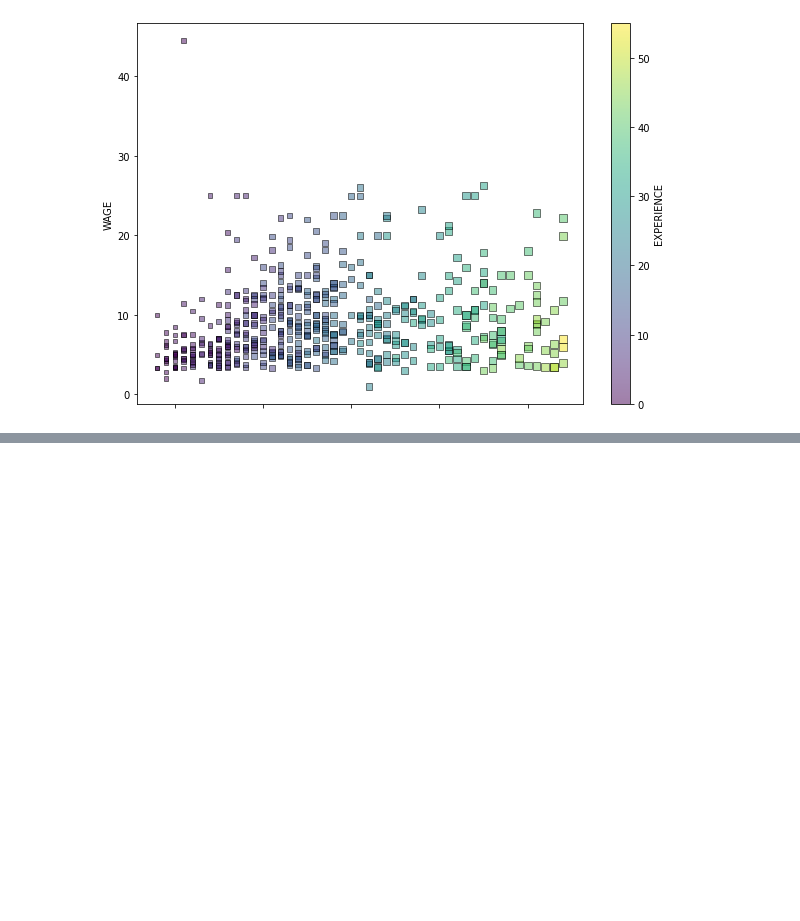
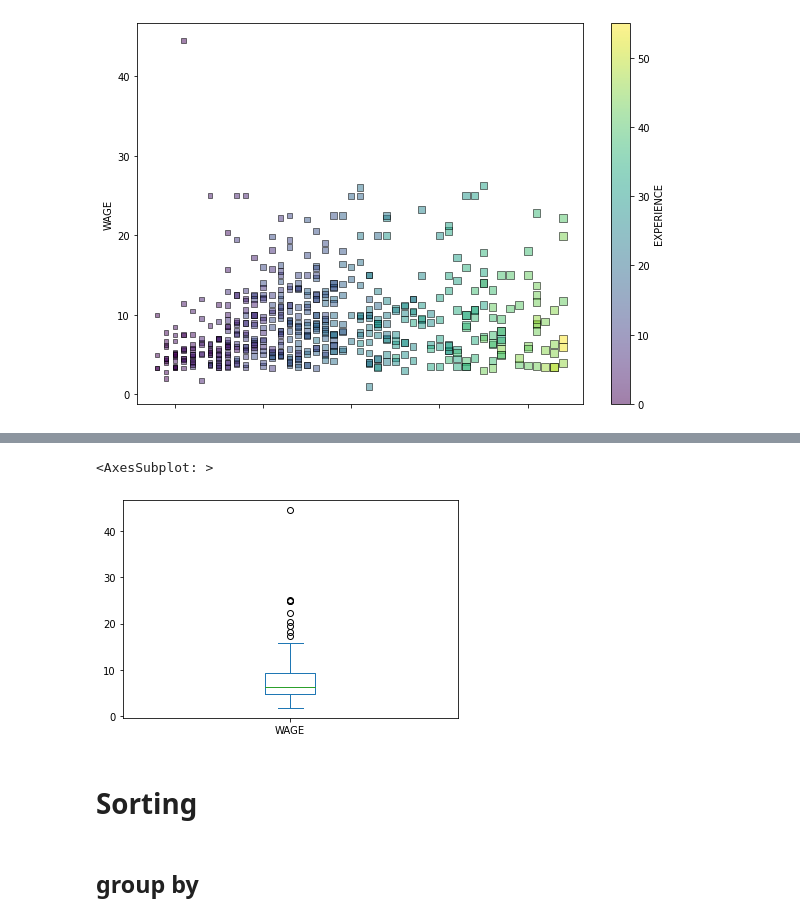
Before and after one commit to Preeti123Sharma1/Data-Science-Python, a Jupyter notebook: Data_science/data_analysis3.ipynb, the cells around one changed output, grey strips where cells are left out. Drawn from its saved outputs; the diff is of its cells as text; code cells hidden in the pictures; blank space fills up the shorter version.

```diff
--- a/Data_science/data_analysis3.ipynb
+++ b/Data_science/data_analysis3.ipynb
@@ -91,0 +180,3 @@ df.plot(kind='scatter', x='AGE',y='WAGE', alpha=0.5,
+# %%
+explt10 = df['EXPERIENCE'] <= 10  # boolean filter
+df[explt10]
@@ -91,0 +197,7 @@ df.plot(kind='scatter', x='AGE',y='WAGE', alpha=0.5,
+# %%
+df[explt10].plot(kind='box', x='EXPERIENCE', y='WAGE')
+# %% [output]
+<AxesSubplot: >
+[figure, added]
+# %% [markdown]
+# Sorting
@@ -91,0 +208,2 @@ df.plot(kind='scatter', x='AGE',y='WAGE', alpha=0.5,
+# %% [markdown]
+## group by
```
Also changed, not shown: parts of 24 cells of this notebook.
